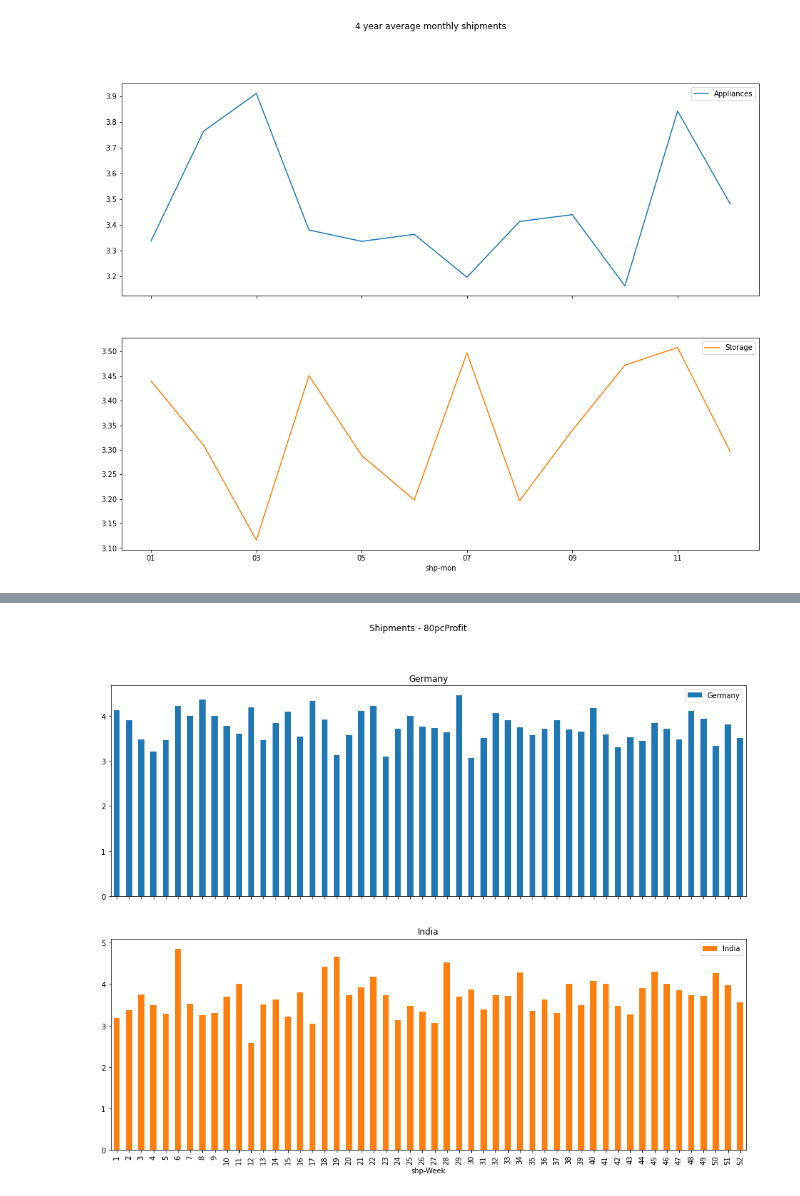
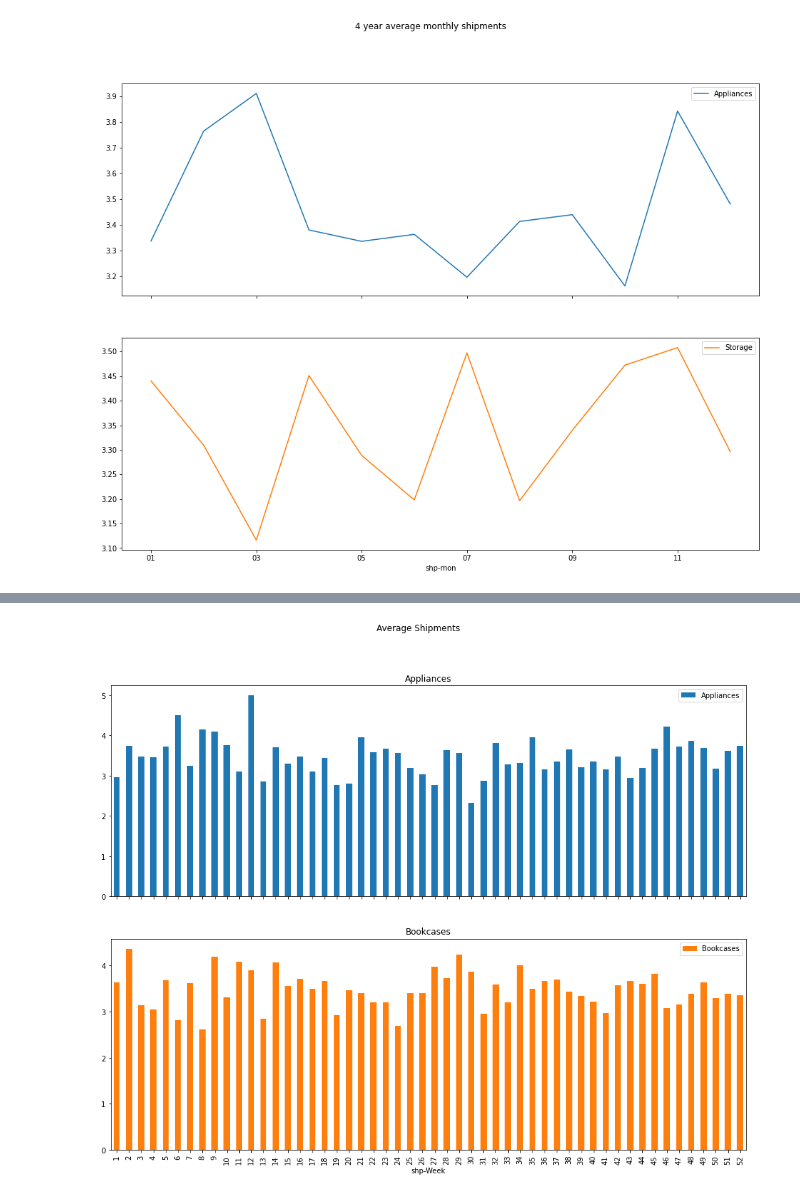
Before and after one commit to Praxis-QR/PythonForManagers, a Jupyter notebook: Superstore_Sales_Data_Analysis_2023.ipynb, the cells around one changed output, grey strips where cells are left out. Saved outputs shown, nothing was run; the diff lists cells and outputs as text; code cells hidden in the pictures.

```diff
--- a/Superstore_Sales_Data_Analysis_2023.ipynb
+++ b/Superstore_Sales_Data_Analysis_2023.ipynb
@@ -660,8 +660,8 @@ pd.pivot_table(dfCopy[dfCopy['country'] != 'Not80pcProfit'], index = 'shp-Week',
 # %%
-pd.pivot_table(dfCopy[dfCopy['country'].isin(['Germany','India'])], index = 'shp-Week', columns = 'country', values = 'quantity', aggfunc = 'mean')\
-.plot(subplots=True, kind = 'bar',title = 'Shipments - 80pcProfit', figsize = (16,12));
+pd.pivot_table(dfCopy[dfCopy['sub_category'].isin(['Appliances','Bookcases'])], index = 'shp-Week', columns = 'sub_category', values = 'quantity', aggfunc = 'mean')\
+.plot(subplots=True, kind = 'bar',title = 'Average Shipments', figsize = (16,12));
 # %% [output]
-[figure, old version]
+[figure, new version]
 # %% [markdown]
 #Chronobooks <br>
 Two science fiction novels by Prithwis Mukerjee. A dystopian Earth. A technocratic society managed by artificial intelligence. Escape and epiphany on Mars. Can man and machine, carbon and silicon explore and escape into other dimensions of existence? An Indic perspective rooted in Advaita Vedanta and the Divine Feminine.  [More information](http://bit.ly/chronobooks) <br>
```
Also changed, not shown: parts of 2 cells of this notebook.
